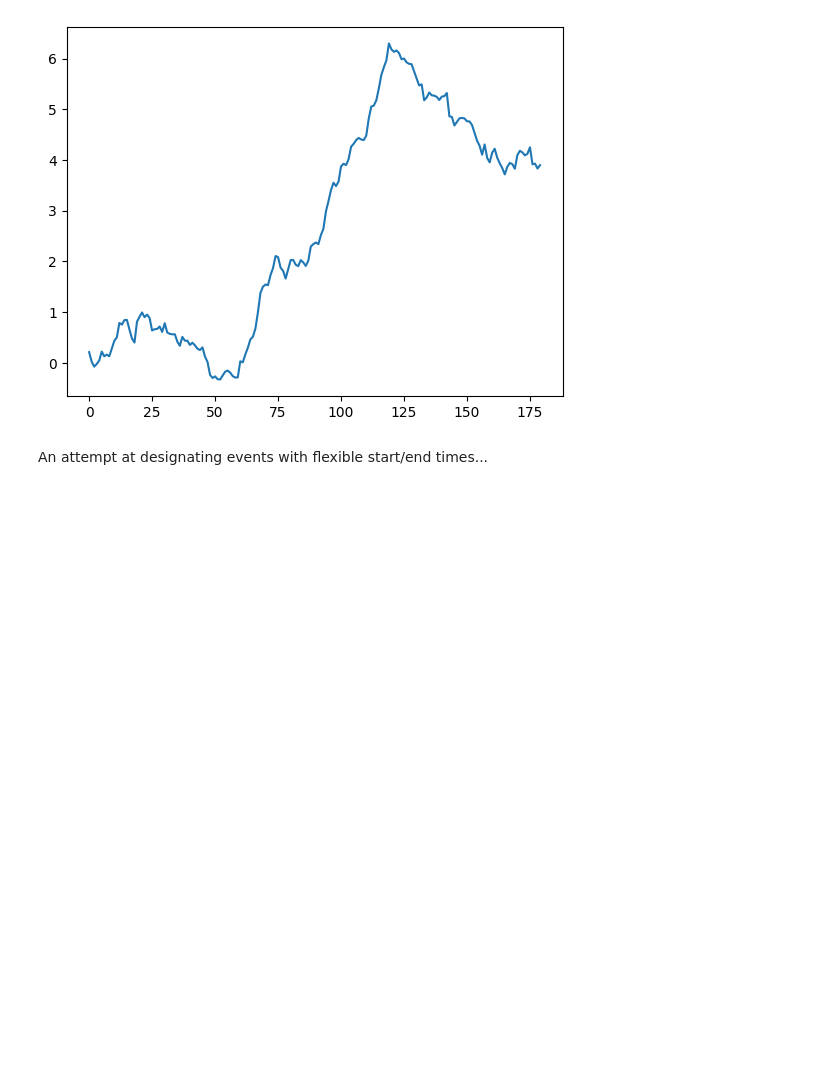
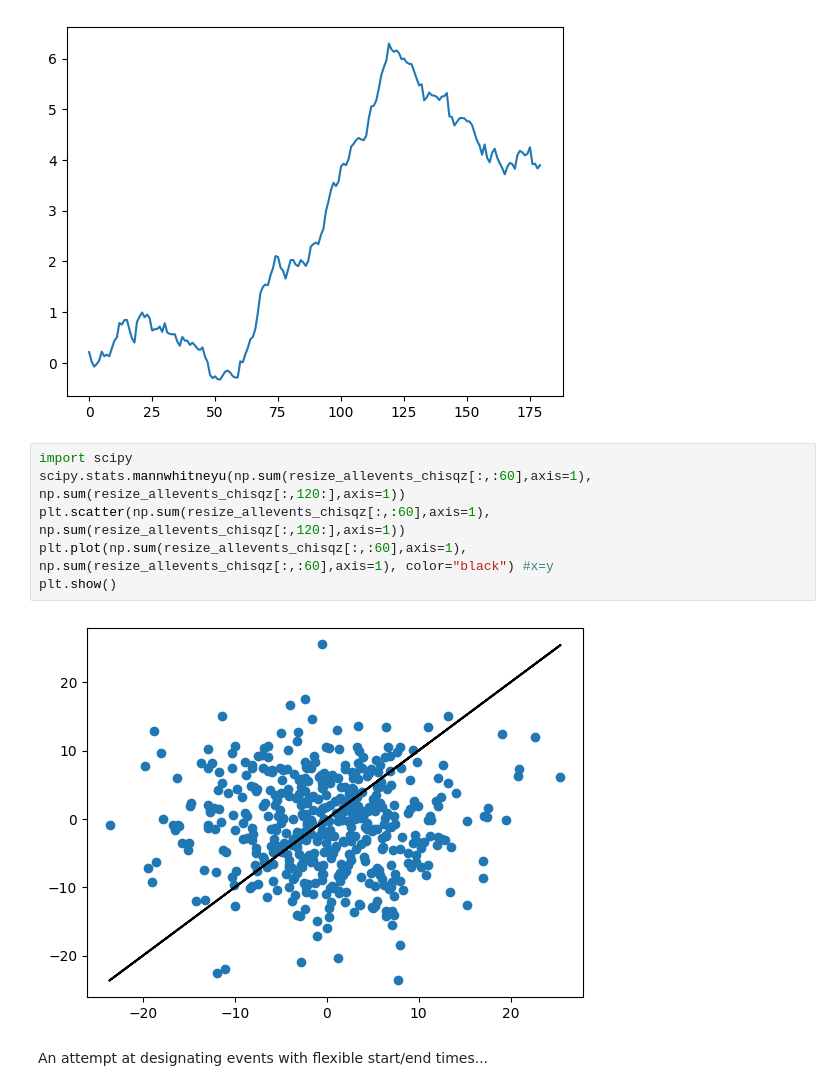
Before and after one commit to AvantiShri/gcp_analysis_rough, a Jupyter notebook: GCP1_attempt_rep_pbancel_analysis.ipynb, the cells around one changed output. Saved outputs shown, nothing was run; the diff lists cells and outputs as text; blank space fills up the shorter version.

```diff
--- a/GCP1_attempt_rep_pbancel_analysis.ipynb
+++ b/GCP1_attempt_rep_pbancel_analysis.ipynb
@@ -246,6 +246,14 @@ plt.plot(np.cumsum(np.sum(resize_allevents_chisqz[:,:], axis=0)/
 # %% [output]
 [<matplotlib.lines.Line2D at 0x...>]
 [figure]
+# %%
+import scipy
+scipy.stats.mannwhitneyu(np.sum(resize_allevents_chisqz[:,:60],axis=1), np.sum(resize_allevents_chisqz[:,120:],axis=1))
+plt.scatter(np.sum(resize_allevents_chisqz[:,:60],axis=1), np.sum(resize_allevents_chisqz[:,120:],axis=1))
+plt.plot(np.sum(resize_allevents_chisqz[:,:60],axis=1), np.sum(resize_allevents_chisqz[:,:60],axis=1), color="black") #x=y
+plt.show()
+# %% [output]
+[figure, added]
 # %% [markdown]
 An attempt at designating events with flexible start/end times...
 # %%
```
Also changed, not shown: parts of 9 cells of this notebook.
